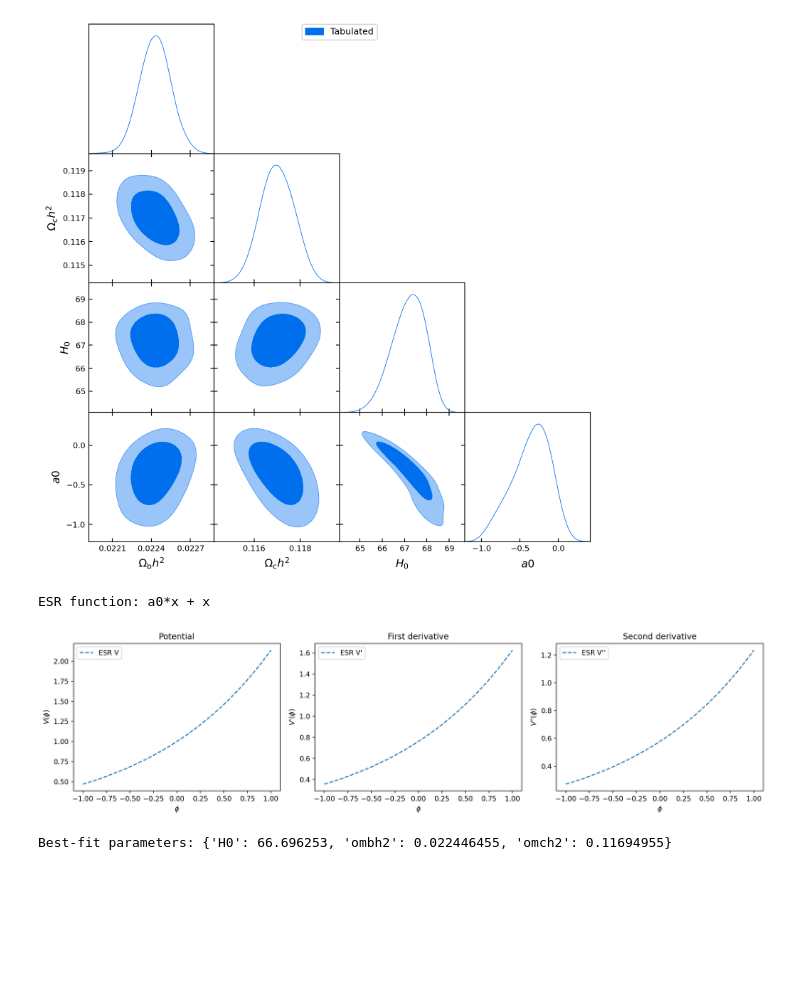
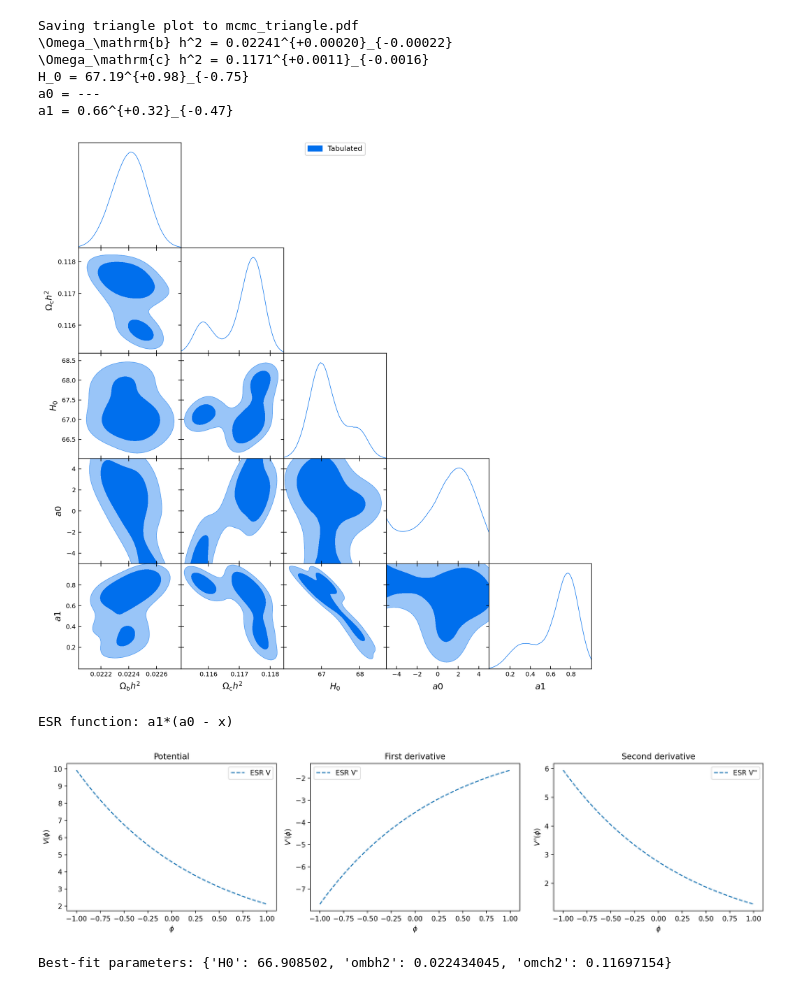
Before and after one commit to gborghetto/ESR_DE, a Jupyter notebook: Plot_ESR_CAMB_results.ipynb, the cells around one changed output. Drawn from its saved outputs; the diff is of its cells as text; code cells hidden in the pictures; blank space fills up the shorter version.

Commit message:
added simple valid function check in run

```diff
--- a/Plot_ESR_CAMB_results.ipynb
+++ b/Plot_ESR_CAMB_results.ipynb
@@ -11,8 +11,8 @@ import camb
 complexity = 6
 # Use a predefined runname from the ESR library that includes sine functions
 runname = "core_maths"
-potential_function_index = 107  # Index of the ESR function to use
-chain_root = f'./chains/camb_esr_{runname}_compl_{complexity}_{potential_function_index}'
+potential_function_index = 35  # Index of the ESR function to use
+chain_root = f'./chains/camb_esr/{runname}/compl_{complexity}/{potential_function_index}/results'
 
 samples_tab = loadMCSamples(chain_root,settings={'ignore_rows': 0.33})
 
@@ -26,5 +26,5 @@ Parameter names available: ['omch2', 'ombh2', 'H0', 'a0', 'chi2__BAO', 'chi2__CM
 # %%
-param_names = ['ombh2', 'omch2', 'H0','a0']
+param_names = ['ombh2', 'omch2', 'H0','a0','a1']
 
 g = plots.getSubplotPlotter()
 g.triangle_plot([samples_tab], param_names, filled=True,legend_labels=['Tabulated', 'Direct']) #,param_limits=param_limits)
@@ -53,15 +59,21 @@ a0 = -0.35^{+0.45}_{-0.53}
+Saving triangle plot to mcmc_triangle.pdf
+\Omega_\mathrm{b} h^2 = 0.02241^{+0.00020}_{-0.00022}
+\Omega_\mathrm{c} h^2 = 0.1171^{+0.0011}_{-0.0016}
+H_0 = 67.19^{+0.98}_{-0.75}
+a0 = ---
+a1 = 0.66^{+0.32}_{-0.47}
-[figure, old version]
+[figure, new version]
 # %%
 # Plot the potential
 
 from CambESRPotential.esr_utils import load_esr_function_string, create_potential_table
-esr_functions_file = f'./CambESRPotential/esrfunctions/{runname}/compl_{complexity}/unique_equations_{complexity}.txt'
+esr_functions_file = f'./CambPotential/esrfunctions/{runname}/compl_{complexity}/unique_equations_{complexity}.txt'
 esr_function_string, esr_function_template, esr_param_symbols = load_esr_function_string(esr_functions_file, potential_function_index)
 esr_param_names = [str(p) for p in esr_param_symbols]
 
 print('ESR function:', esr_function_string)
 # %% [output]
-ESR function: a0*x + x
+ESR function: a1*(a0 - x)
 # %%
 phi_vals = np.linspace(-1, 1, 100)
 # # Analytic
@@ -70,7 +82,7 @@ phi_vals = np.linspace(-1, 1, 100)
 # potential2_vals = (4 * phi_vals**2 - 2) * np.exp(-phi_vals**2)
 
 # ESR
-esr_results_dict = create_potential_table(esr_function_template, esr_param_symbols, [-0.24], phi_vals)
+esr_results_dict = create_potential_table(esr_function_template, esr_param_symbols, [1.966, 0.7741], phi_vals)
 potential_vals_esr = esr_results_dict['V_train']
 potential1_vals_esr = esr_results_dict['dV_train']
 potential2_vals_esr = esr_results_dict['ddV_train']
@@ -101,7 +113,7 @@ axes[2].legend()
 plt.tight_layout()
 plt.show()
 # %% [output]
-[figure, old version]
+[figure, new version]
 # %%
 # Plot cosmology for the best-fit parameters
 import pandas as pd
@@ -122,7 +134,7 @@ cosmo_params = ['H0', 'ombh2', 'omch2']
 cosmo_dict = {k: param_vals[k] for k in cosmo_params}
 print('Best-fit parameters:', cosmo_dict)
 # %% [output]
-Best-fit parameters: {'H0': 66.696253, 'ombh2': 0.022446455, 'omch2': 0.11694955}
+Best-fit parameters: {'H0': 66.908502, 'ombh2': 0.022434045, 'omch2': 0.11697154}
 # %%
 esr_params = [param_vals[name] for name in esr_param_names]
 print('ESR parameters:', dict(zip(esr_param_names, esr_params)))
```
Also changed, not shown: parts of 4 cells of this notebook, 1 other file.
